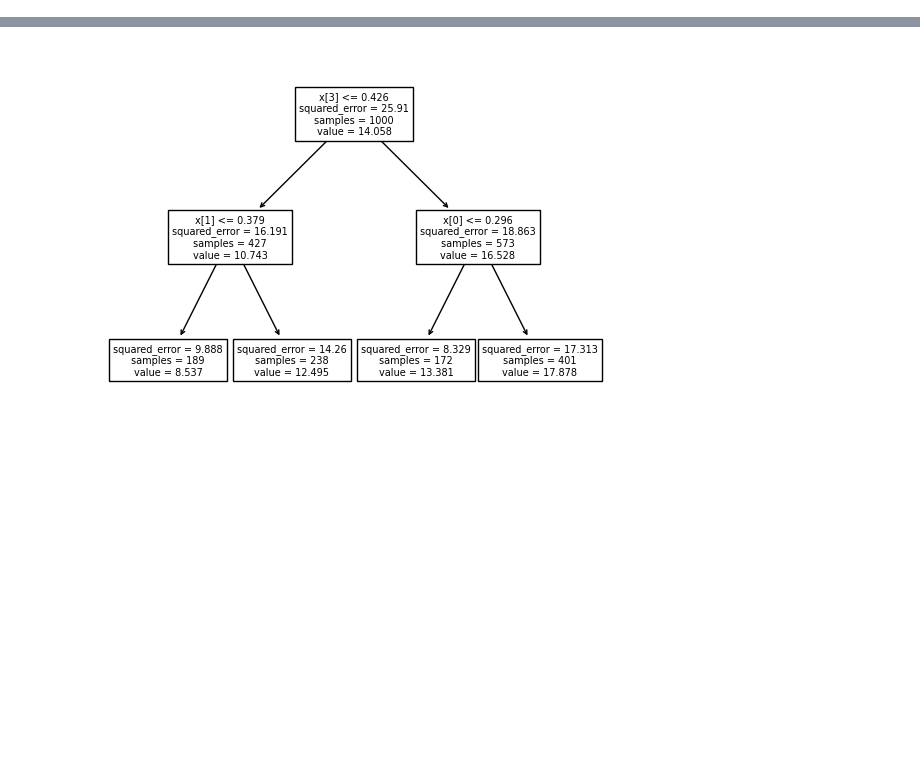
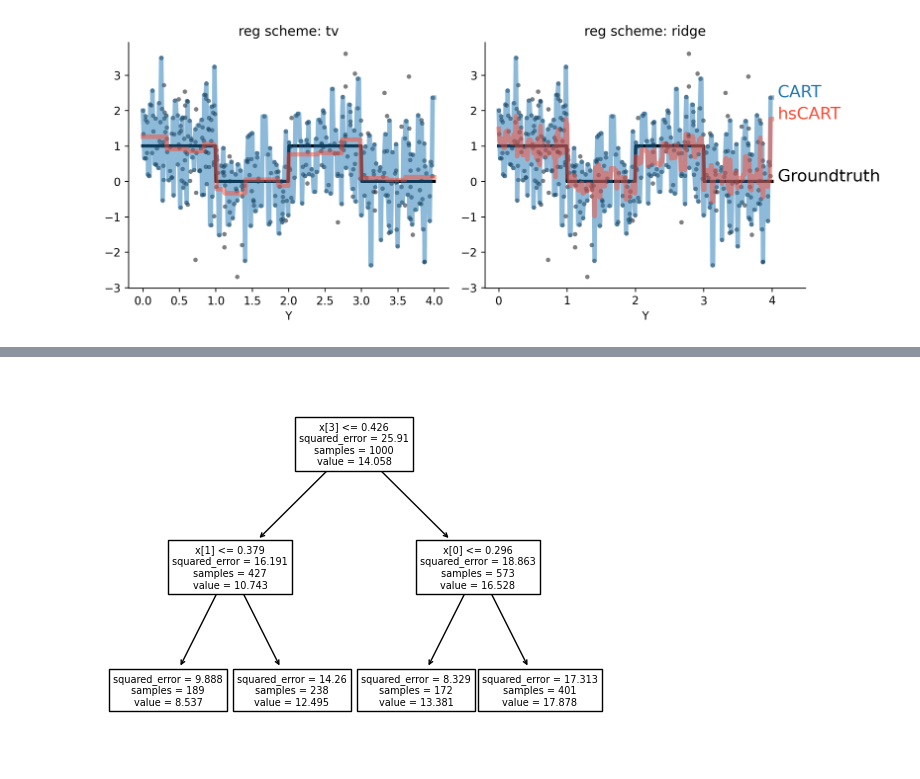
Before and after one commit to OmerRonen/imodels-experiments, a Jupyter notebook: notebooks/shrinkage/shrinkage_schemes.ipynb, the cells around one changed output, grey strips where cells are left out. Saved outputs shown, nothing was run; the diff lists cells and outputs as text; code cells hidden in the pictures; blank space fills up the shorter version.

```diff
--- a/notebooks/shrinkage/shrinkage_schemes.ipynb
+++ b/notebooks/shrinkage/shrinkage_schemes.ipynb
@@ -7,0 +1,15 @@ from sklearn.tree import DecisionTreeRegressor
+# %%
+%load_ext autoreload
+%autoreload 2
+%matplotlib inline
+import sys
+import matplotlib.pyplot as plt
+sys.path.append('../..')
+from sklearn.tree import DecisionTreeRegressor
+import imodels
+from viz import *
+
+
+mpl.rcParams['figure.dpi'] = 250
+mpl.rcParams['axes.spines.top'] = False
+mpl.rcParams['axes.spines.right'] = False
@@ -7,0 +68,6 @@ from sklearn.tree import DecisionTreeRegressor
+# %%
+fig, axs = plt.subplots(1, 2, figsize=(10, 4))
+plot_sim(n=400, std=1, reg_param=1, show='pass', shrinkage_scheme="tv", ax=axs[0])
+plot_sim(n=400, std=1, reg_param=40, show='pass', shrinkage_scheme="ridge", ax=axs[1])
+# %% [output]
+[figure, added]
```
Also changed, not shown: parts of 3 cells of this notebook, 1 other file.
